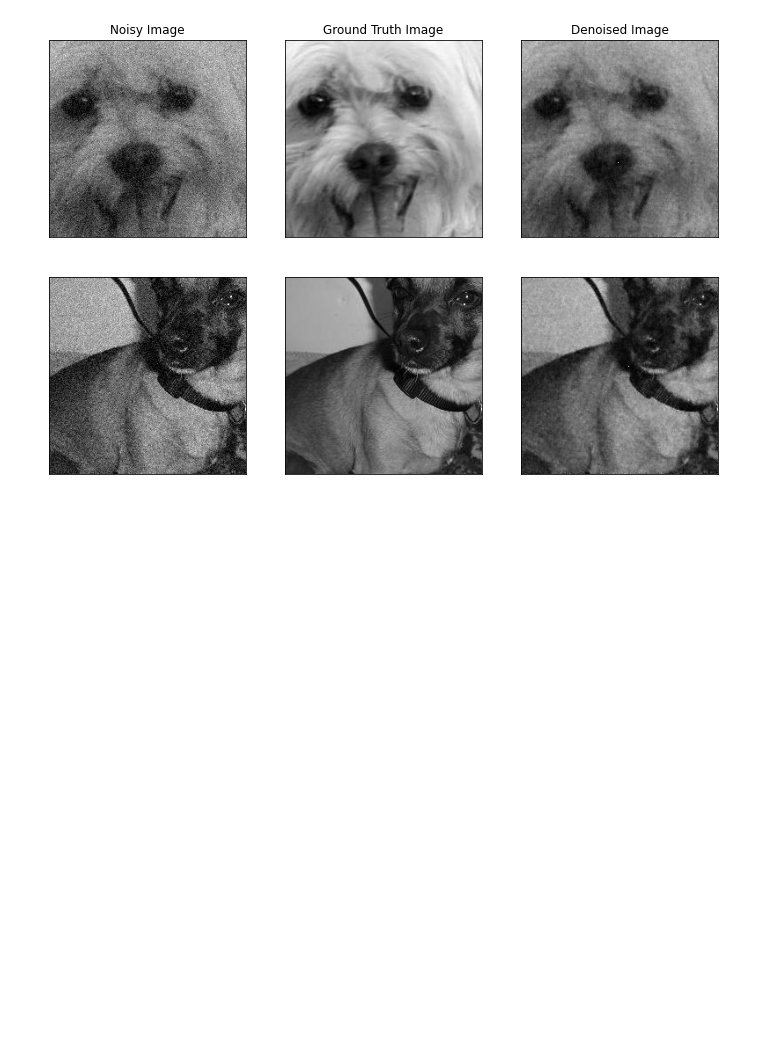
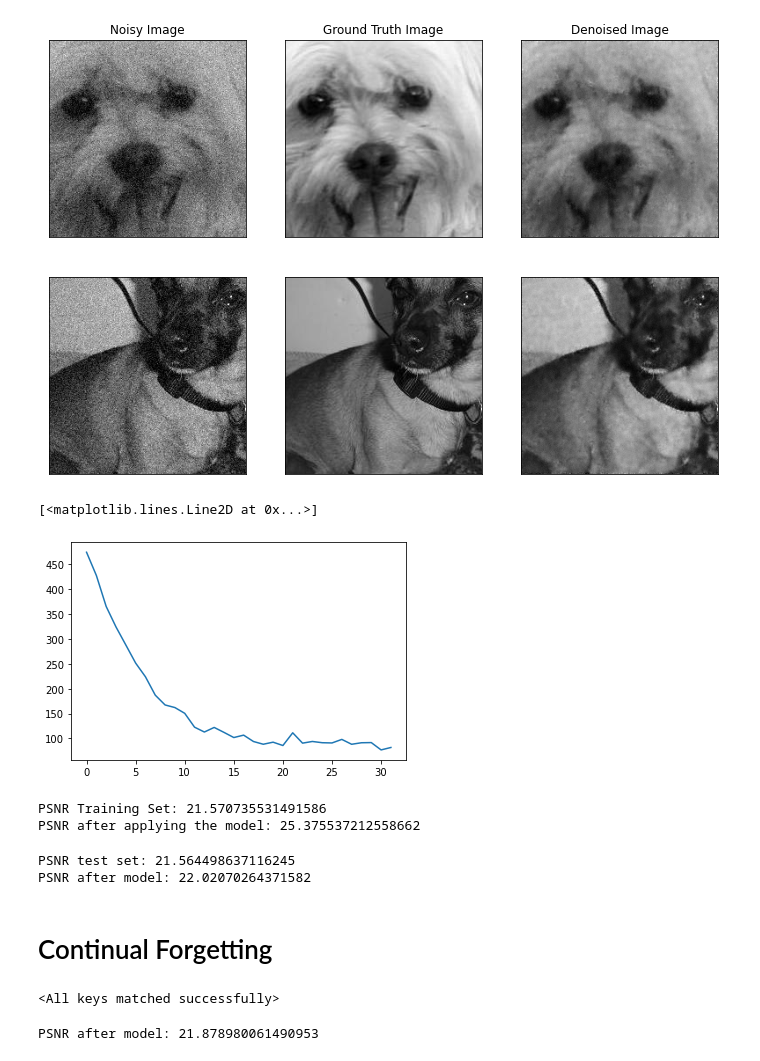
Before and after one commit to rk299792/Denoiser, a Jupyter notebook: train_task1.ipynb, the cells around one changed output. Drawn from its saved outputs; the diff is of its cells as text; code cells hidden in the pictures; blank space fills up the shorter version.

Commit message:
task1 training and task2 without ewc training

```diff
--- a/train_task1.ipynb
+++ b/train_task1.ipynb
@@ -200,2 +153,43 @@ plt.show()
 # %% [output]
 [figure]
+# %%
+#plopling the loss vs batch
+plt.plot(list(range(32)),losses_batch)
+# %% [output]
+[<matplotlib.lines.Line2D at 0x...>]
+[figure, added]
+# %%
+##PSNR of training data
+print(f"PSNR Training Set: {statistics.mean(psnr)}")
+print(f"PSNR after applying the model: {statistics.mean(trained_psnr)}")
+# %% [output]
+PSNR Training Set: 21.570735531491586
+PSNR after applying the model: 25.375537212558662
+# %%
+test_psnrfile="./psnr_data/task1_testfiles.pth.tar"
+test_modelpsnrfile="./psnr_data/task1_by_task1_testfiles.pth.tar"
+
+test1_psnr=gt_psnr(testset)
+test_modelpsnr=test_psnr(testset,model)
+
+torch.save(test1_psnr,test_psnrfile)
+torch.save(test_modelpsnr,test_modelpsnrfile)
+# %% [output]
+PSNR test set: 21.564498637116245
+PSNR after model: 22.02070264371582
+# %% [markdown]
+# Continual Forgetting
+# %%
+#Load model without EWC
+
+model_noewc=RedCNN()
+model_noewc.load_state_dict(torch.load("./saved_models/task2noewc_model.pth.tar"))
+# %% [output]
+<All keys matched successfully>
+# %%
+test_clmodelpsnrfile="./psnr_data/task1_by_task2noewc_testfiles.pth.tar"
+test_clmodelpsnr=test_psnr(testset,model_noewc)
+
+torch.save(test_clmodelpsnr,test_clmodelpsnrfile)
+# %% [output]
+PSNR after model: 21.878980061490953
```
Also changed, not shown: parts of 10 cells of this notebook, 24 other files.
